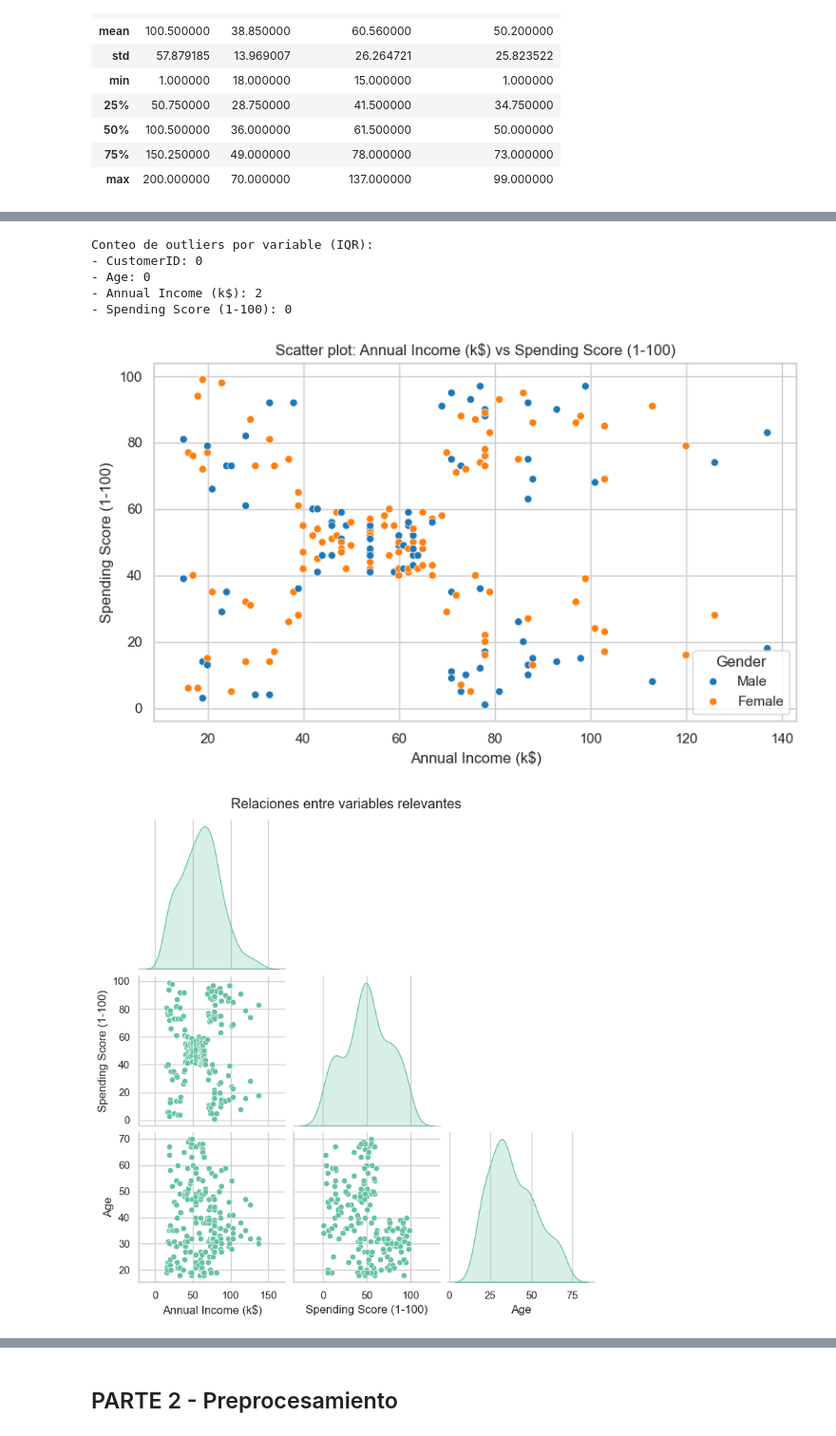
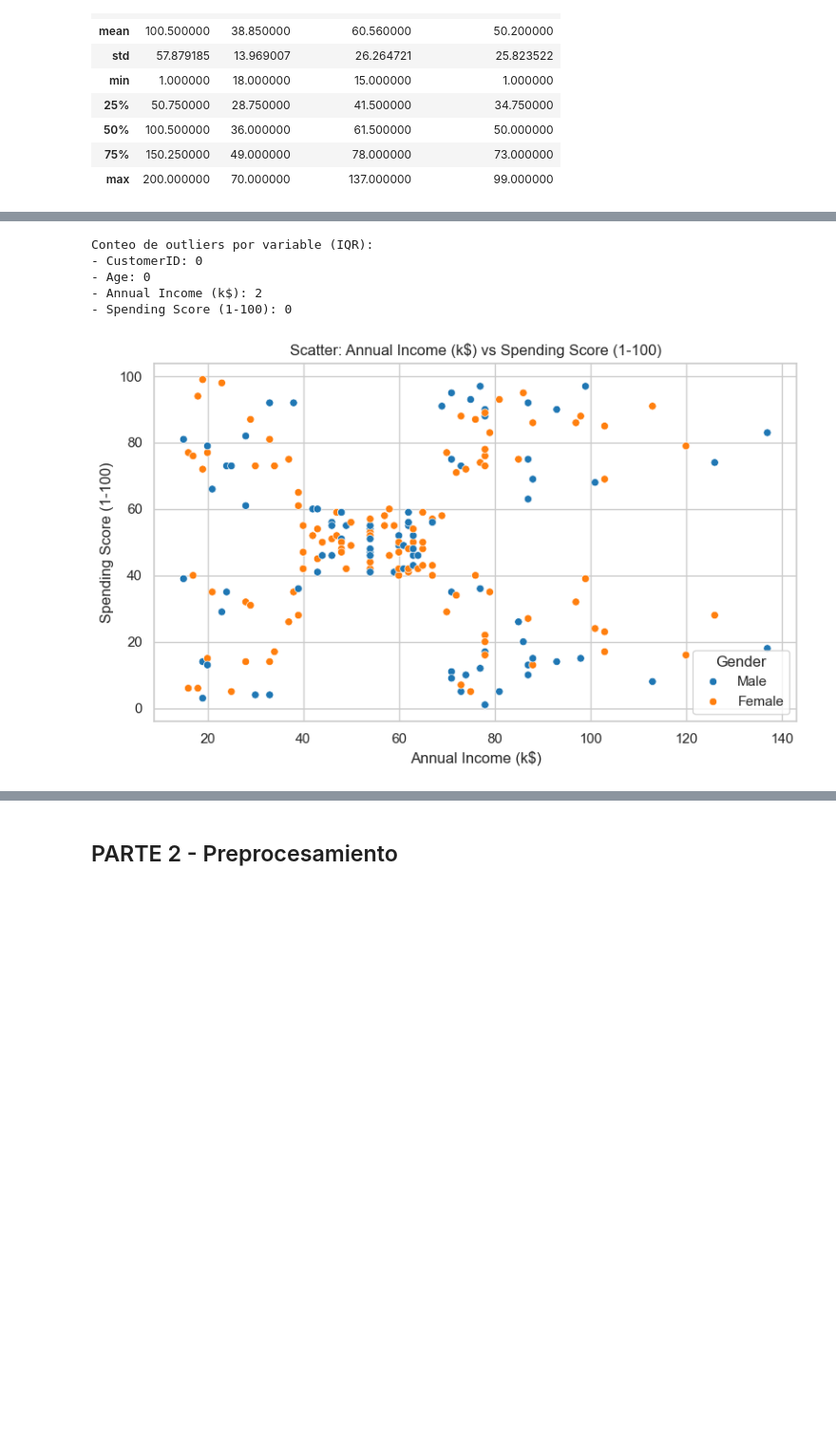
Before and after one commit to T0m4s1n/TAllerFinalMineria6, a Jupyter notebook: kmeans_segmentacion_clientes.ipynb, the cells around one changed output, grey strips where cells are left out. Shown at 95% size. Saved outputs shown, nothing was run; the diff lists cells and outputs as text; code cells hidden in the pictures; blank space fills up the shorter version.

```diff
--- a/kmeans_segmentacion_clientes.ipynb
+++ b/kmeans_segmentacion_clientes.ipynb
@@ -96,34 +99,17 @@ Estadísticas descriptivas:
 | max | 200.000000 | 70.000000 | 137.000000 | 99.000000 |
 # %%
 # Celda de código 2: Identificación de variables relevantes
-# Identificación de columnas numéricas y categóricas
 numeric_cols = df.select_dtypes(include=["number"]).columns.tolist()
 categorical_cols = df.select_dtypes(exclude=["number"]).columns.tolist()
 
 print("Variables numéricas:", numeric_cols)
 print("Variables categóricas:", categorical_cols)
 
-# Correlación entre variables numéricas
+# Correlación en formato tabla para interpretar relaciones lineales
 corr = df[numeric_cols].corr(numeric_only=True)
-plt.figure(figsize=(8, 6))
-sns.heatmap(corr, annot=True, cmap="coolwarm", fmt=".2f")
-plt.title("Heatmap de correlación")
-plt.xlabel("Variables")
-plt.ylabel("Variables")
-plt.tight_layout()
-plt.show()
+print("\nMatriz de correlación:")
+display(corr)
 
-# Histogramas con KDE para cada variable numérica
-for col in numeric_cols:
-    plt.figure(figsize=(8, 4))
-    sns.histplot(df[col], kde=True, bins=20)
-    plt.title(f"Distribución de {col}")
-    plt.xlabel(col)
-    plt.ylabel("Frecuencia")
-    plt.tight_layout()
-    plt.show()
-
-# Boxplots para observar posibles outliers
 for col in numeric_cols:
     plt.figure(figsize=(8, 3.8))
     sns.boxplot(x=df[col])
@@ -146,48 +134,42 @@ Variables categóricas: ['Gender']
 # %%
 # Celda de código 3: Análisis de valores atípicos (IQR)
 outlier_summary = {}
 
-# Cálculo de outliers por variable numérica usando IQR
 for col in numeric_cols:
     q1 = df[col].quantile(0.25)
     q3 = df[col].quantile(0.75)
     iqr = q3 - q1
     lower = q1 - 1.5 * iqr
     upper = q3 + 1.5 * iqr
     mask = (df[col] < lower) | (df[col] > upper)
     outlier_summary[col] = int(mask.sum())
 
 print("Conteo de outliers por variable (IQR):")
 for k, v in outlier_summary.items():
     print(f"- {k}: {v}")
 
-# Scatter plots entre pares de variables relevantes
 candidate_x = "Annual Income (k$)" if "Annual Income (k$)" in df.columns else numeric_cols[0]
-candidate_y = "Spending Score (1-100)" if "Spending Score (1-100)" in df.columns else (numeric_cols[1] if len(numeric_cols) > 1 else numeric_cols[0])
+candidate_y = "Spending Score (1-100)" if "Spending Score (1-100)" in df.columns else (
+    numeric_cols[1] if len(numeric_cols) > 1 else numeric_cols[0]
+)
 
+hue_col = categorical_cols[0] if categorical_cols else None
 plt.figure(figsize=(8, 5))
-sns.scatterplot(data=df, x=candidate_x, y=candidate_y, hue=df[categorical_cols[0]] if categorical_cols else None, palette="tab10")
-plt.title(f"Scatter plot: {candidate_x} vs {candidate_y}")
+sns.scatterplot(data=df, x=candidate_x, y=candidate_y, hue=hue_col, palette="tab10")
+plt.title(f"Scatter: {candidate_x} vs {candidate_y}")
 plt.xlabel(candidate_x)
 plt.ylabel(candidate_y)
-plt.legend(title=categorical_cols[0] if categorical_cols else "", loc="best") if categorical_cols else None
+if hue_col:
+    plt.legend(title=hue_col, loc="best")
 plt.tight_layout()
 plt.show()
-
-# Pairplot para detectar estructuras visuales de cluster
-pairplot_cols = [c for c in [candidate_x, candidate_y, "Age"] if c in df.columns]
-if len(pairplot_cols) >= 2:
-    sns.pairplot(df[pairplot_cols], corner=True, diag_kind="kde")
-    plt.suptitle("Relaciones entre variables relevantes", y=1.02)
-    plt.show()
 # %% [output]
 Conteo de outliers por variable (IQR):
 - CustomerID: 0
 - Age: 0
 - Annual Income (k$): 2
 - Spending Score (1-100): 0
-[figure, old version]
+[figure, new version]
-[figure, removed]
 # %% [markdown]
 ### Respuestas - Parte 1
 
```
Also changed, not shown: parts of 14 cells of this notebook, 1 other file.
